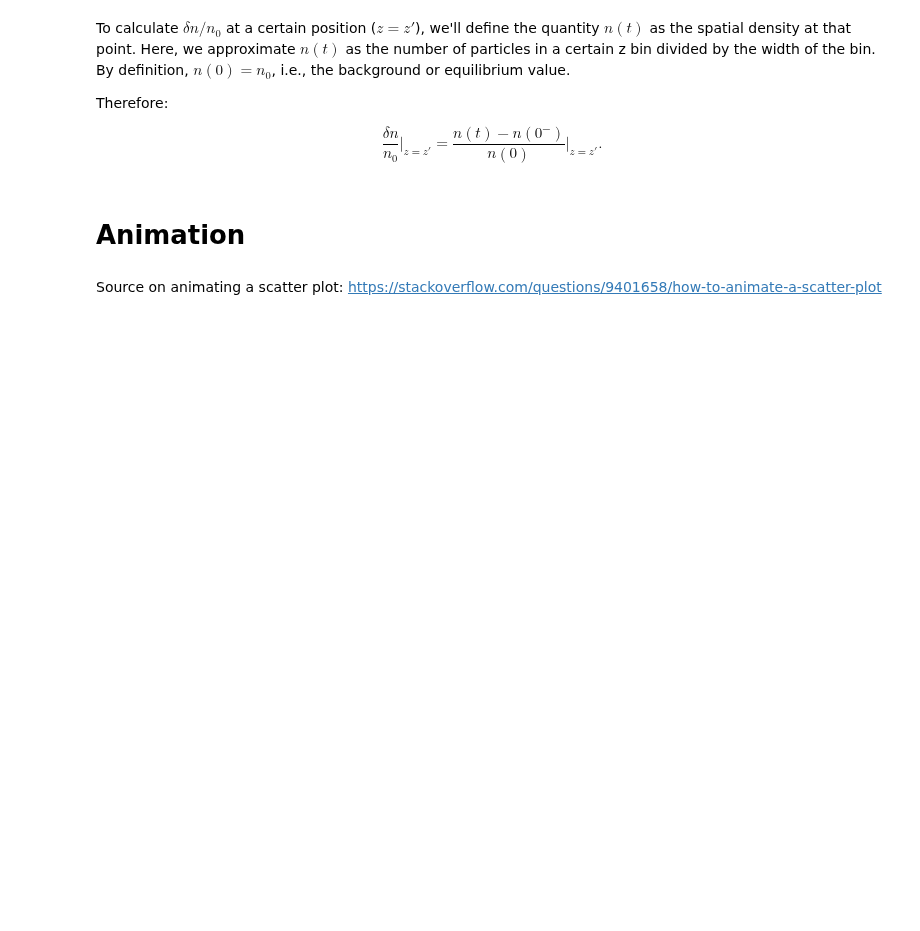
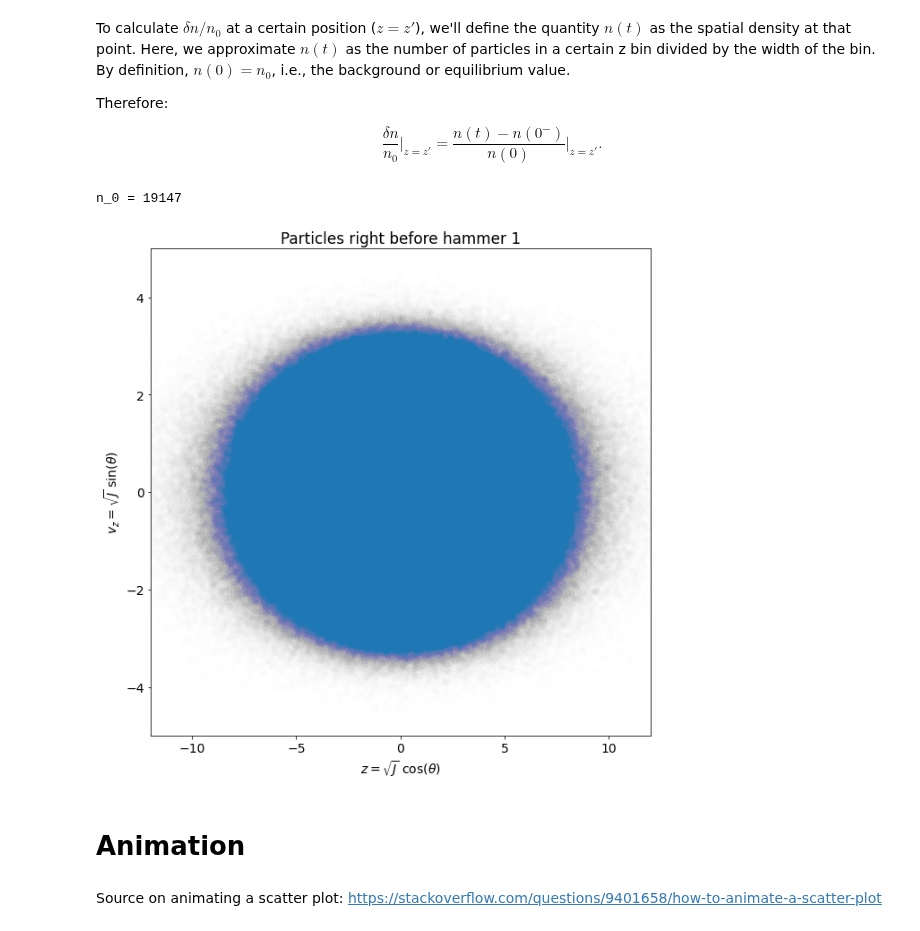
Before and after one commit to Jupiter1994/plasma-echo, a Jupyter notebook: Sampling Particle Trajectories.ipynb, the cells around one changed output. Drawn from its saved outputs; the diff is of its cells as text; code cells hidden in the pictures; blank space fills up the shorter version.

```diff
--- a/Sampling Particle Trajectories.ipynb
+++ b/Sampling Particle Trajectories.ipynb
@@ -138,7 +135,7 @@ n1, n2 = 1, 3
 A1, A2 = 0.1, 0.2
 
 # define ts, thetas, and Js; and, corresponding Cartesian coords
-N = (int) (5e6) # number of particles
+N = (int) (5e7) # number of particles
 
 # time range
 tmin = 0
@@ -175,7 +172,7 @@ Omegas = compute_Omega(Js)
 # %% [markdown]
 ## convert from $(\theta, J)$ to $(z,v_z)$
 # %%
-## basic function for converting (thetas, Js) to (x_vals, y_vals)
+## basic function for converting (thetas, Js) to (zs, vzs)
 
 def pol2cart(thetas, Js):
     '''
@@ -184,10 +181,10 @@ def pol2cart(thetas, Js):
 
     '''
 
-    xs = np.sqrt(Js) * np.cos(thetas)
-    ys = np.sqrt(Js) * np.sin(thetas)
+    zs = np.sqrt(2*Js / compute_Omega(Js)) * np.sin(thetas)
+    vzs = np.sqrt(2*Js*compute_Omega(Js)) * np.cos(thetas)
 
-    return xs, ys
+    return zs, vzs
 # %% [markdown]
 # Plot $f$ right before hammer 1 $(t=0^-)$
 # %%
@@ -202,31 +201,35 @@ $$\frac{\delta n}{n_0} \Big|_{z=z'} = \frac{n(t) - n(0^-)}{n(0)}\Big|_{z=z'}.$$
 # %%
 # calculate n_0 and plot initial condition
 z_tolerance = 1e-3
-plot_initial_distro = False
+plot_initial_distro = True
 
 fig = plt.figure(figsize=(10,10))
 zs, vzs = pol2cart(thetas, Js)
 
 # number of particles at t=0 within z_tolerance at a z coordinate; this is the
 # "background" distribution
 z_offset = 1
 n_0 = np.sum(np.abs(zs - z_offset) < z_tolerance)
 print(f'n_0 = {n_0}')
 n_0 /= len(zs) # normalize by # of particles
 
 if plot_initial_distro:
-    xlimit = 5
+    xlimit = 12
+    ylimit = 5
     plt.xlim(-xlimit, xlimit)
-    plt.ylim(-xlimit, xlimit)
+    plt.ylim(-ylimit, ylimit)
 
-    scat = plt.scatter(zs, vzs, alpha=0.02)
+    scat = plt.scatter(zs, vzs, alpha=0.002) # particles don't appear at alpha~0.001
 
     plt.xlabel(r"$z = \sqrt{J}$ cos($\theta$)")
     plt.ylabel(r"$v_z = \sqrt{J}$ sin($\theta$)")
 
     plt.title('Particles right before hammer 1')
 
     plt.show()
+# %% [output]
+n_0 = 19147
+[figure, added]
 # %% [markdown]
 # Animation
 # %%
```
Also changed, not shown: parts of 3 cells of this notebook, 6 other files.
